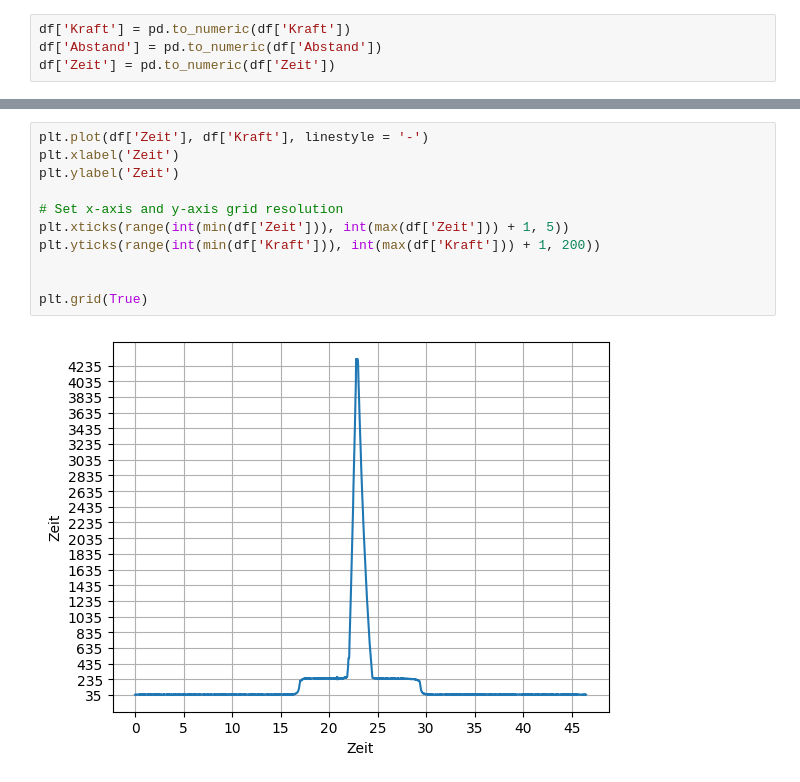
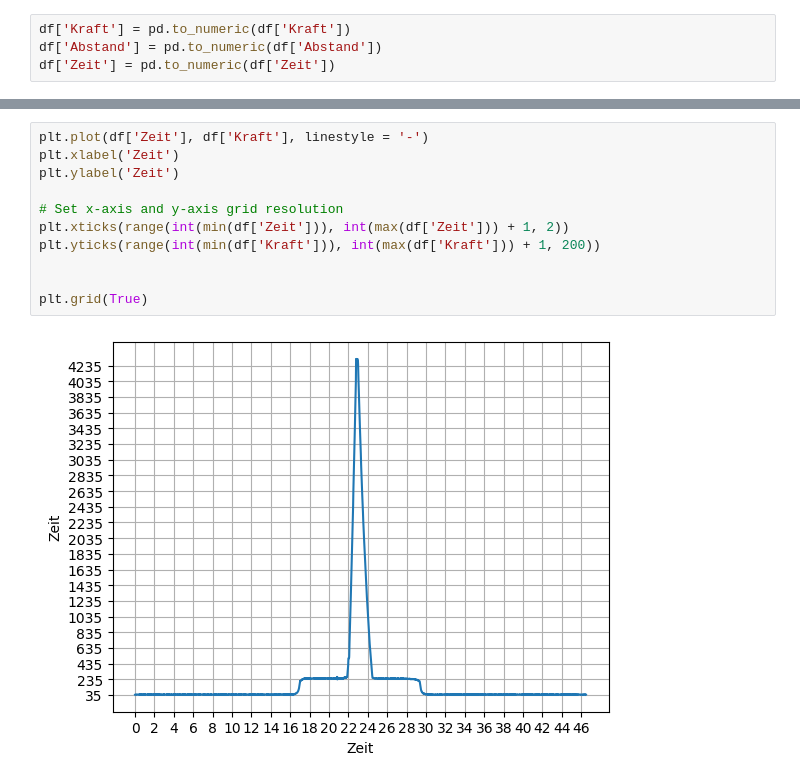
Before and after one commit to nmtr00/Projektarbeit, a Jupyter notebook: Druckpruefstand.ipynb, the cells around one changed output, grey strips where cells are left out. Saved outputs shown, nothing was run; the diff lists cells and outputs as text.

```diff
--- a/Druckpruefstand.ipynb
+++ b/Druckpruefstand.ipynb
@@ -59,13 +59,13 @@ plt.grid(True)
 # %%
 plt.plot(df['Zeit'], df['Kraft'], linestyle = '-')
 plt.xlabel('Zeit')
 plt.ylabel('Zeit')
 
 # Set x-axis and y-axis grid resolution
-plt.xticks(range(int(min(df['Zeit'])), int(max(df['Zeit'])) + 1, 5))
+plt.xticks(range(int(min(df['Zeit'])), int(max(df['Zeit'])) + 1, 2))
 plt.yticks(range(int(min(df['Kraft'])), int(max(df['Kraft'])) + 1, 200))
 
 
 plt.grid(True)
 # %% [output]
-[figure, old version]
+[figure, new version]
```
Also changed, not shown: parts of 1 cell of this notebook, 13 other files.
